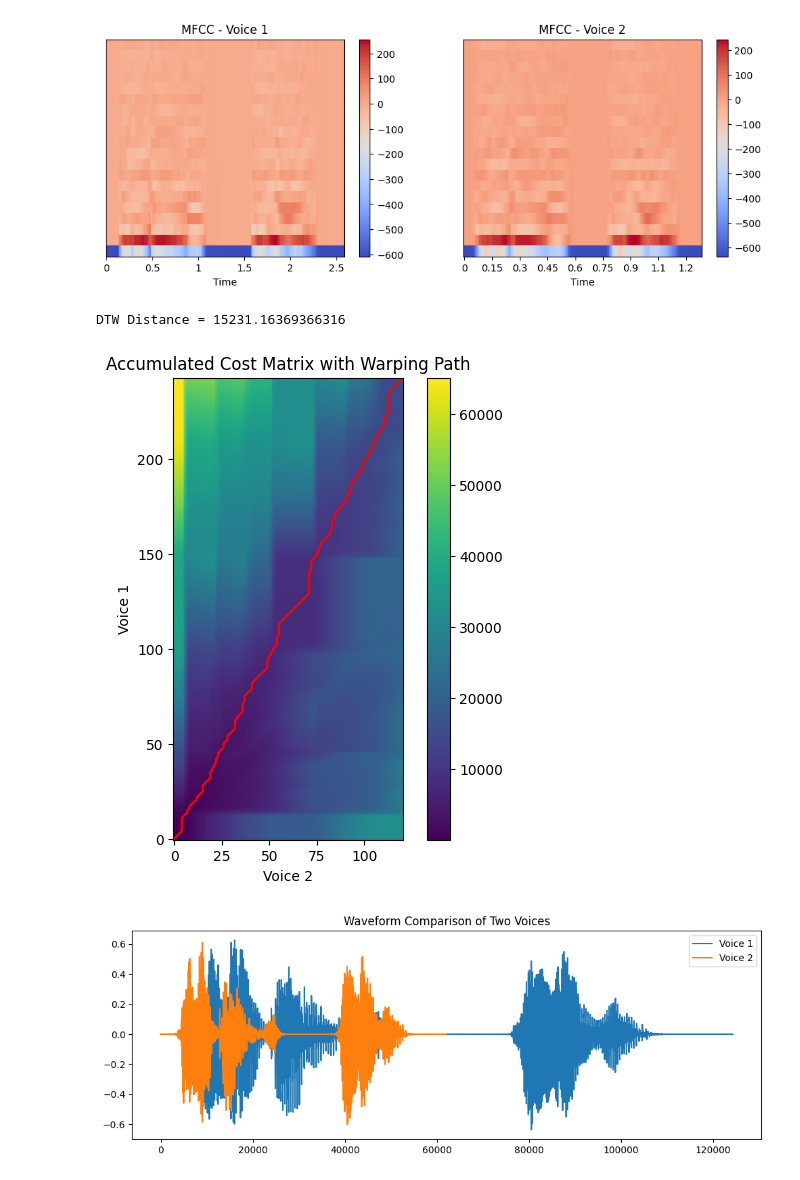
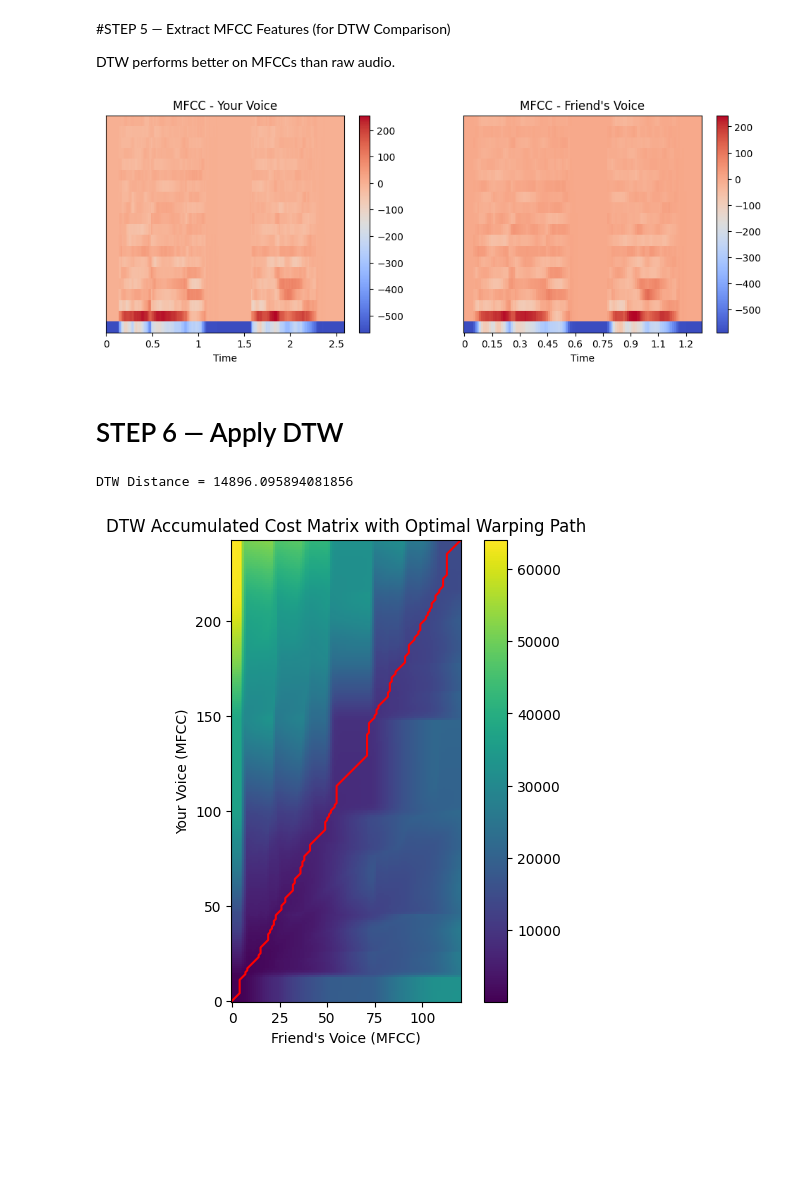
Before and after one commit to srinijalanda93/SPR_LAB, a Jupyter notebook: 2448526_LAB7.ipynb, the cells around one changed output. Saved outputs shown, nothing was run; the diff lists cells and outputs as text; code cells hidden in the pictures; blank space fills up the shorter version.

```diff
--- a/2448526_LAB7.ipynb
+++ b/2448526_LAB7.ipynb
@@ -23,7 +28,10 @@ Saving voice2.mp3 to voice2.mp3
 # %%
-y1, sr1 = librosa.load(file1, sr=None)
-y2, sr2 = librosa.load(file2, sr=None)
+signal1, sr1 = librosa.load(file1, sr=None)
+signal2, sr2 = librosa.load(file2, sr=None)
 
-print("Audio 1 length:", len(y1))
-print("Audio 2 length:", len(y2))
+print("Sample rate 1:", sr1)
+print("Sample rate 2:", sr2)
+
+print("Length Signal 1:", len(signal1))
+print("Length Signal 2:", len(signal2))
 # %% [output]
@@ -36,0 +44,3 @@ Audio 2 length: 61886
+# %%
+signal1_norm = signal1 / np.max(np.abs(signal1))
+signal2_norm = signal2 / np.max(np.abs(signal2))
@@ -37,27 +60,32 @@ Audio 2 length: 61886
+# %% [markdown]
+#STEP 5 — Extract MFCC Features (for DTW Comparison)
+
+DTW performs better on MFCCs than raw audio.
 # %%
-mfcc1 = librosa.feature.mfcc(y=y1, sr=sr1, n_mfcc=20)
-mfcc2 = librosa.feature.mfcc(y=y2, sr=sr2, n_mfcc=20)
+mfcc1 = librosa.feature.mfcc(y=signal1_norm, sr=sr1, n_mfcc=20)
+mfcc2 = librosa.feature.mfcc(y=signal2_norm, sr=sr2, n_mfcc=20)
 
-plt.figure(figsize=(12, 4))
+plt.figure(figsize=(12,4))
 plt.subplot(1,2,1)
-plt.title("MFCC - Voice 1")
 librosa.display.specshow(mfcc1, sr=sr1, x_axis='time')
+plt.title("MFCC - Your Voice")
 plt.colorbar()
 
 plt.subplot(1,2,2)
-plt.title("MFCC - Voice 2")
 librosa.display.specshow(mfcc2, sr=sr2, x_axis='time')
+plt.title("MFCC - Friend's Voice")
 plt.colorbar()
 plt.show()
 # %% [output]
-[figure, old version]
+[figure, new version]
+# %% [markdown]
+# STEP 6 — Apply DTW
 # %%
 from librosa.sequence import dtw
 
 D, wp = dtw(X=mfcc1, Y=mfcc2, metric='euclidean')
 
-# DTW distance
 dtw_distance = D[-1, -1]
 print("DTW Distance =", dtw_distance)
 # %% [output]
-DTW Distance = 15231.16369366316
+DTW Distance = 14896.095894081856
@@ -64,20 +94,11 @@ DTW Distance = 15231.16369366316
 # %%
-plt.figure(figsize=(6, 6))
+plt.figure(figsize=(6,6))
 plt.imshow(D, origin='lower', cmap='viridis', interpolation='nearest')
-plt.plot(wp[:, 1], wp[:, 0], color='red')  # warping path
-plt.title("Accumulated Cost Matrix with Warping Path")
-plt.xlabel("Voice 2")
-plt.ylabel("Voice 1")
+plt.plot(wp[:, 1], wp[:, 0], color='red')   # warping path
+plt.title("DTW Accumulated Cost Matrix with Optimal Warping Path")
+plt.xlabel("Friend's Voice (MFCC)")
+plt.ylabel("Your Voice (MFCC)")
 plt.colorbar()
 plt.show()
 # %% [output]
-[figure, old version]
+[figure, new version]
-# %%
-plt.figure(figsize=(12,4))
-plt.plot(y1, label="Voice 1")
-plt.plot(y2, label="Voice 2")
-plt.legend()
-plt.title("Waveform Comparison of Two Voices")
-plt.show()
-# %% [output]
-[figure, removed]
```
Also changed, not shown: parts of 9 cells of this notebook.
